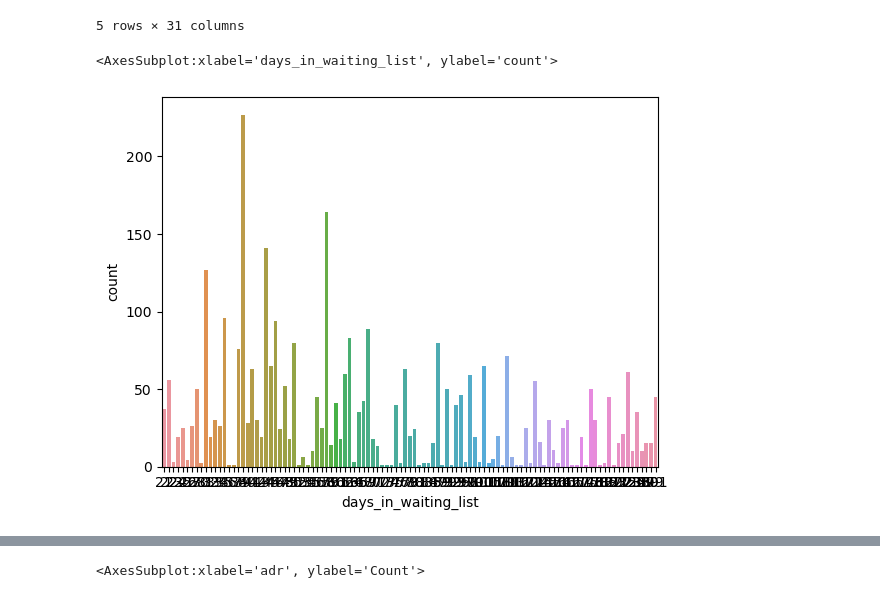
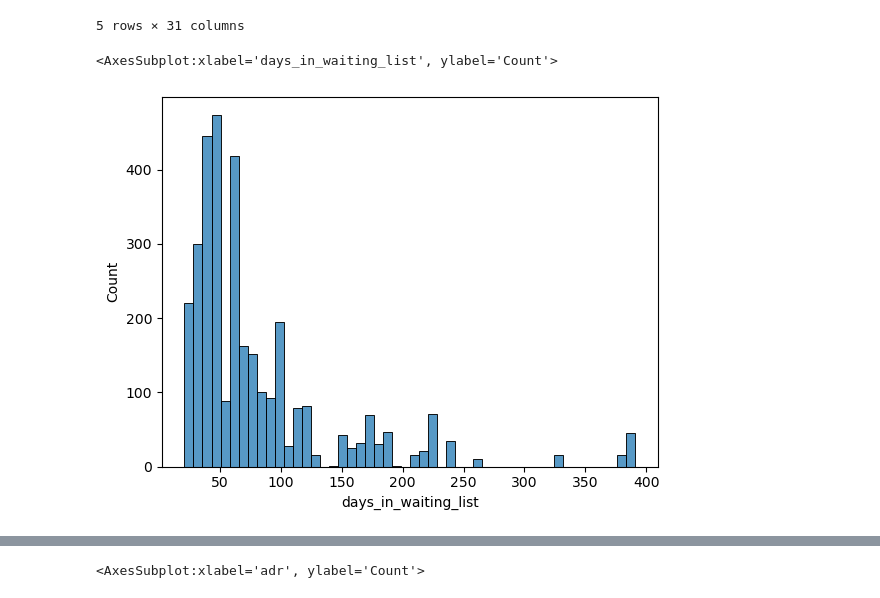
Before and after one commit to catloverkelly/Capstone2, a Jupyter notebook: Data Wrangling.ipynb, the cells around one changed output, grey strips where cells are left out. Drawn from its saved outputs; the diff is of its cells as text; code cells hidden in the pictures.

```diff
--- a/Data Wrangling.ipynb
+++ b/Data Wrangling.ipynb
@@ -434,10 +432,10 @@ hoteldata[hoteldata.arrival_date_year == 2017].sort_values('arrival_date_week_nu
 | 104132 | City Hotel | 0 | 17 | 2017 | January | 1 | ... |
 5 rows × 31 columns
 # %%
-# 'days_in_waiting_list', 'adr', 'required_car_parking_spaces'
+# outliers on the waiting list
 
-sns.countplot(data=hoteldata[hoteldata.days_in_waiting_list>20], x='days_in_waiting_list')
+sns.histplot(data=hoteldata[hoteldata.days_in_waiting_list>20], x='days_in_waiting_list')
 # %% [output]
-<AxesSubplot:xlabel='days_in_waiting_list', ylabel='count'>
+<AxesSubplot:xlabel='days_in_waiting_list', ylabel='Count'>
-[figure, old version]
+[figure, new version]
 # %%
```
Also changed, not shown: parts of 9 cells of this notebook.
